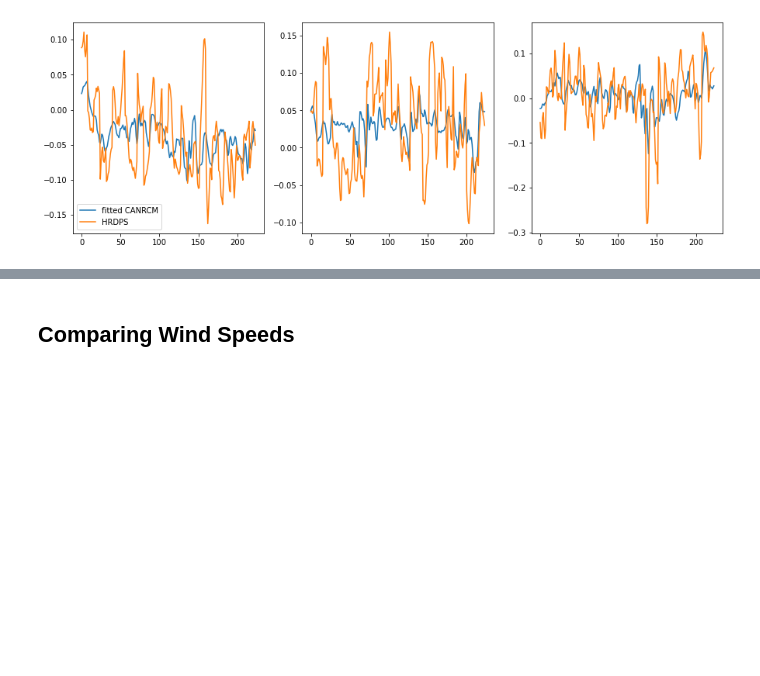
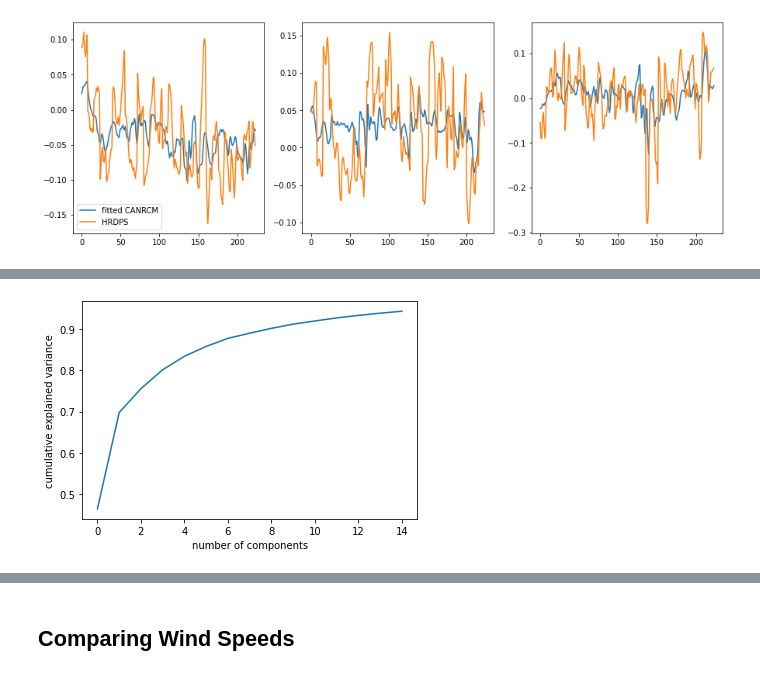
Before and after one commit to UBC-MOAD/analysis-armaan, a Jupyter notebook: notebooks/windPCA2.ipynb, the cells around one changed output, grey strips where cells are left out. Saved outputs shown, nothing was run; the diff lists cells and outputs as text; code cells hidden in the pictures; blank space fills up the shorter version.

```diff
--- a/notebooks/windPCA2.ipynb
+++ b/notebooks/windPCA2.ipynb
@@ -270,0 +293,20 @@ ax[0].legend()
+# %%
+A_mat3 = transform(A3)
+B_mat3 = transform(B3)
+C_mat3 = np.concatenate((A_mat3,B_mat3), axis=0)
+
+##conducting PCA analysis on combined data matrix
+pca3 = PCA(n_components = 30) ##adjust the number of principle conponents to be calculated
+PCs3 = pca3.fit_transform(C_mat3)
+eigvecs3 = pca3.components_
+fracVar3 = pca3.explained_variance_ratio_
+
+##reconstructing data using the chosen number of principle conponents
+C_new3 = pca3.inverse_transform(pca3.transform(C_mat3))
+split3 = int( C_new3.shape[0]/2 )
+A_new3 = reverse(C_new3[:split3,:], A3) ##reconstructing u_winds from 10 PCs
+B_new3 = reverse(C_new3[split3:,:], B3) ##reconstructing v_winds from 10 PCs
+# %%
+graph_variance(C_mat3, 15)
+# %% [output]
+[figure, added]
```
Also changed, not shown: parts of 18 cells of this notebook.
